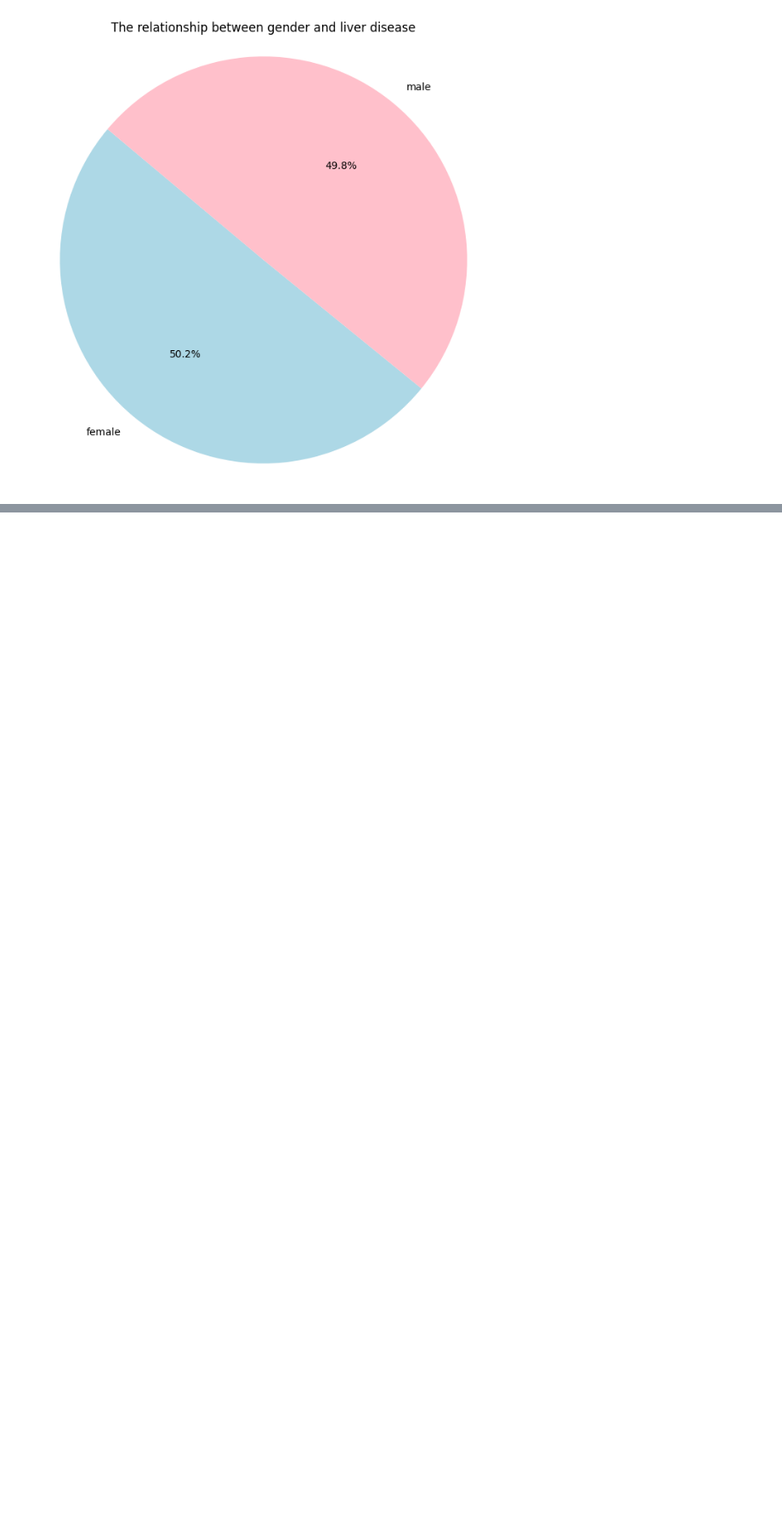
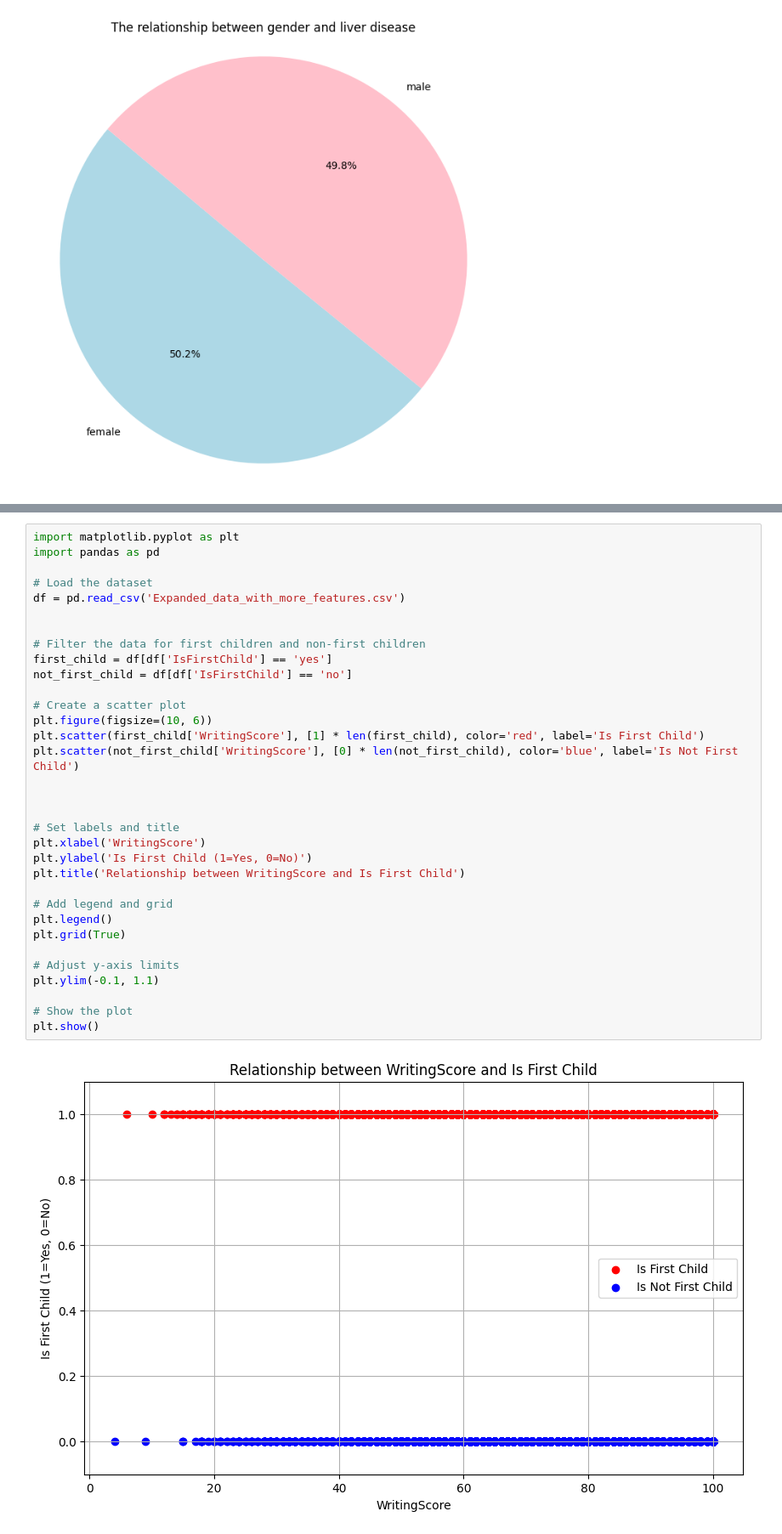
Before and after one commit to mariam-ahmed10/IT326-project, a Jupyter notebook: p1_2 (1).ipynb, the cells around one changed output, grey strips where cells are left out. Shown at 85% size. Cells and saved outputs as stored; diff of their text form; blank space fills up the shorter version.

```diff
--- a/p1_2 (1).ipynb
+++ b/p1_2 (1).ipynb
@@ -362,0 +423,35 @@ plt.show();
+# %%
+import matplotlib.pyplot as plt
+import pandas as pd
+
+# Load the dataset
+df = pd.read_csv('Expanded_data_with_more_features.csv')
+
+
+# Filter the data for first children and non-first children
+first_child = df[df['IsFirstChild'] == 'yes']
+not_first_child = df[df['IsFirstChild'] == 'no']
+
+# Create a scatter plot
+plt.figure(figsize=(10, 6))
+plt.scatter(first_child['WritingScore'], [1] * len(first_child), color='red', label='Is First Child')
+plt.scatter(not_first_child['WritingScore'], [0] * len(not_first_child), color='blue', label='Is Not First Child')
+
+
+
+# Set labels and title
+plt.xlabel('WritingScore')
+plt.ylabel('Is First Child (1=Yes, 0=No)')
+plt.title('Relationship between WritingScore and Is First Child')
+
+# Add legend and grid
+plt.legend()
+plt.grid(True)
+
+# Adjust y-axis limits
+plt.ylim(-0.1, 1.1)
+
+# Show the plot
+plt.show()
+# %% [output]
+[figure, added]
```
Also changed, not shown: parts of 11 cells of this notebook.
